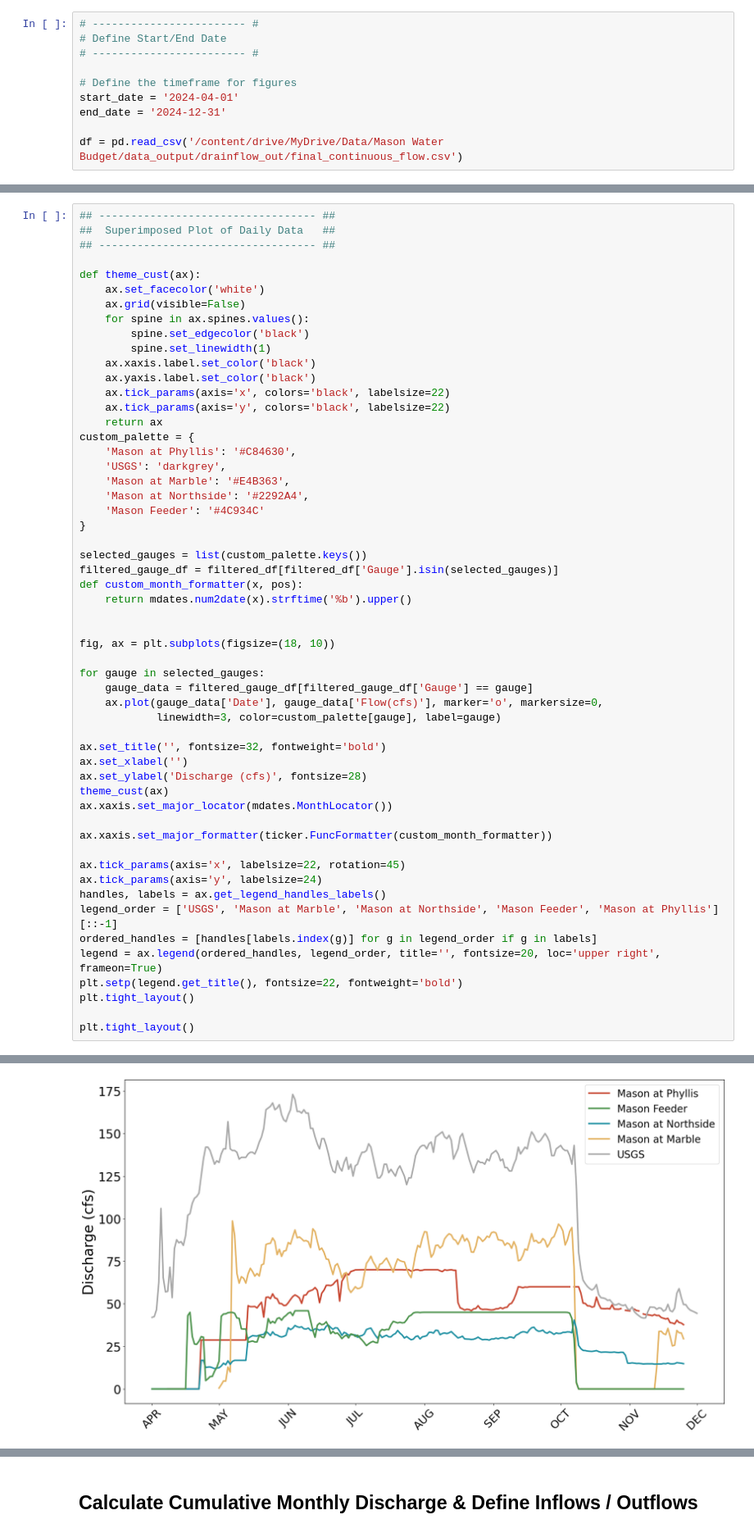
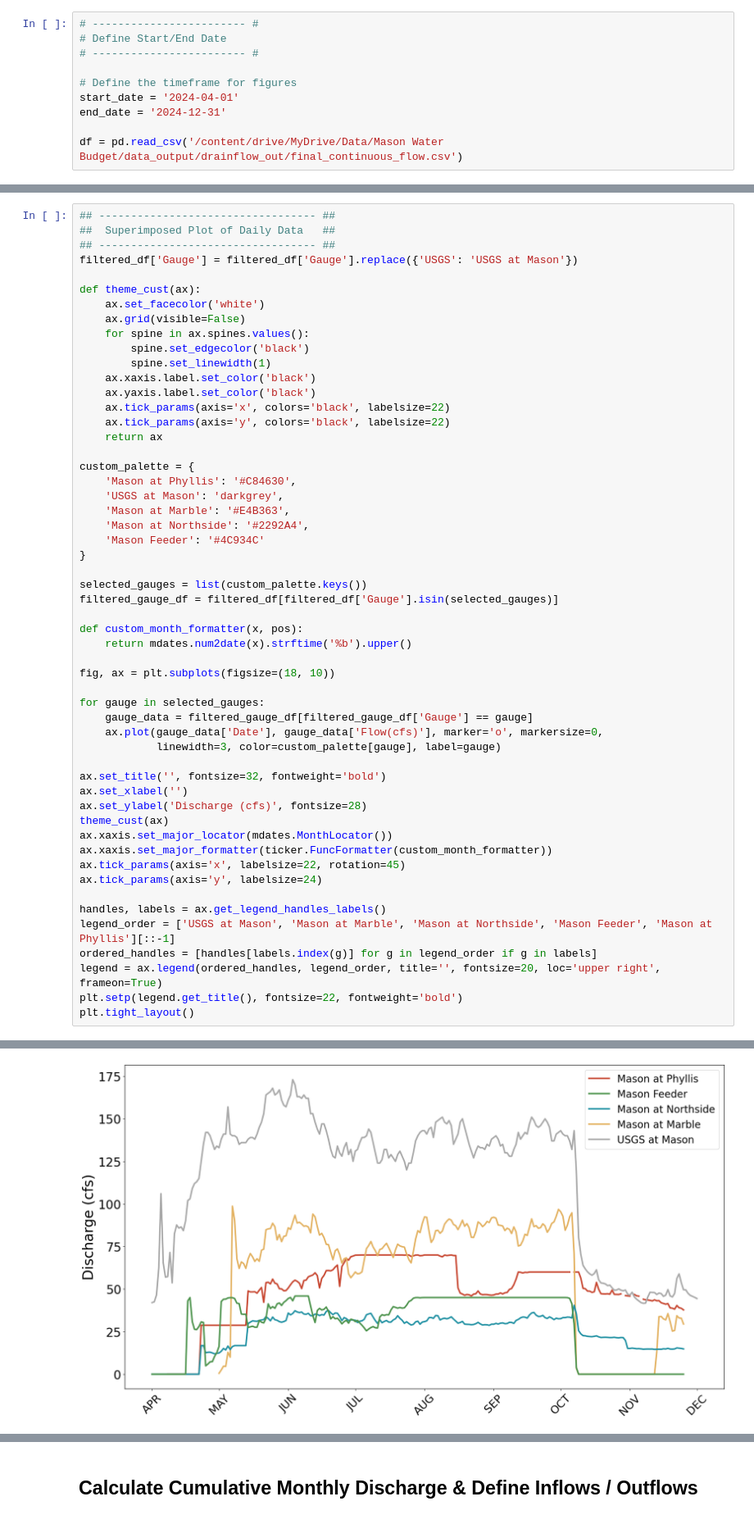
Before and after one commit to carlibeisel/mason_water_budget, a Jupyter notebook: 02_reach_drainflow.ipynb, the cells around one changed output, grey strips where cells are left out. Shown at 82% size. Saved outputs shown, nothing was run; the diff lists cells and outputs as text.

```diff
--- a/02_reach_drainflow.ipynb
+++ b/02_reach_drainflow.ipynb
@@ -257,6 +257,7 @@ plt.show()
 ## ---------------------------------- ##
 ##  Superimposed Plot of Daily Data   ##
 ## ---------------------------------- ##
+filtered_df['Gauge'] = filtered_df['Gauge'].replace({'USGS': 'USGS at Mason'})
 
 def theme_cust(ax):
     ax.set_facecolor('white')
@@ -269,9 +270,10 @@ def theme_cust(ax):
     ax.tick_params(axis='x', colors='black', labelsize=22)
     ax.tick_params(axis='y', colors='black', labelsize=22)
     return ax
+
 custom_palette = {
     'Mason at Phyllis': '#C84630',
-    'USGS': 'darkgrey',
+    'USGS at Mason': 'darkgrey',
     'Mason at Marble': '#E4B363',
     'Mason at Northside': '#2292A4',
     'Mason Feeder': '#4C934C'
@@ -279,9 +281,9 @@ custom_palette = {
 
 selected_gauges = list(custom_palette.keys())
 filtered_gauge_df = filtered_df[filtered_df['Gauge'].isin(selected_gauges)]
+
 def custom_month_formatter(x, pos):
     return mdates.num2date(x).strftime('%b').upper()
-
 
 fig, ax = plt.subplots(figsize=(18, 10))
 
@@ -295,17 +297,14 @@ ax.set_xlabel('')
 ax.set_ylabel('Discharge (cfs)', fontsize=28)
 theme_cust(ax)
 ax.xaxis.set_major_locator(mdates.MonthLocator())
-
 ax.xaxis.set_major_formatter(ticker.FuncFormatter(custom_month_formatter))
-
 ax.tick_params(axis='x', labelsize=22, rotation=45)
 ax.tick_params(axis='y', labelsize=24)
+
 handles, labels = ax.get_legend_handles_labels()
-legend_order = ['USGS', 'Mason at Marble', 'Mason at Northside', 'Mason Feeder', 'Mason at Phyllis'][::-1]
+legend_order = ['USGS at Mason', 'Mason at Marble', 'Mason at Northside', 'Mason Feeder', 'Mason at Phyllis'][::-1]
 ordered_handles = [handles[labels.index(g)] for g in legend_order if g in labels]
 legend = ax.legend(ordered_handles, legend_order, title='', fontsize=20, loc='upper right', frameon=True)
 plt.setp(legend.get_title(), fontsize=22, fontweight='bold')
 plt.tight_layout()
-
-plt.tight_layout()
 # %% [output]
@@ -312,4 +316,4 @@ plt.tight_layout()
-[figure, old version]
+[figure, new version]
 # %%
 ## ---------------------------------- ##
 ##  Superimposed Plot of Daily Data   ##
```
Also changed, not shown: parts of 3 cells of this notebook.
